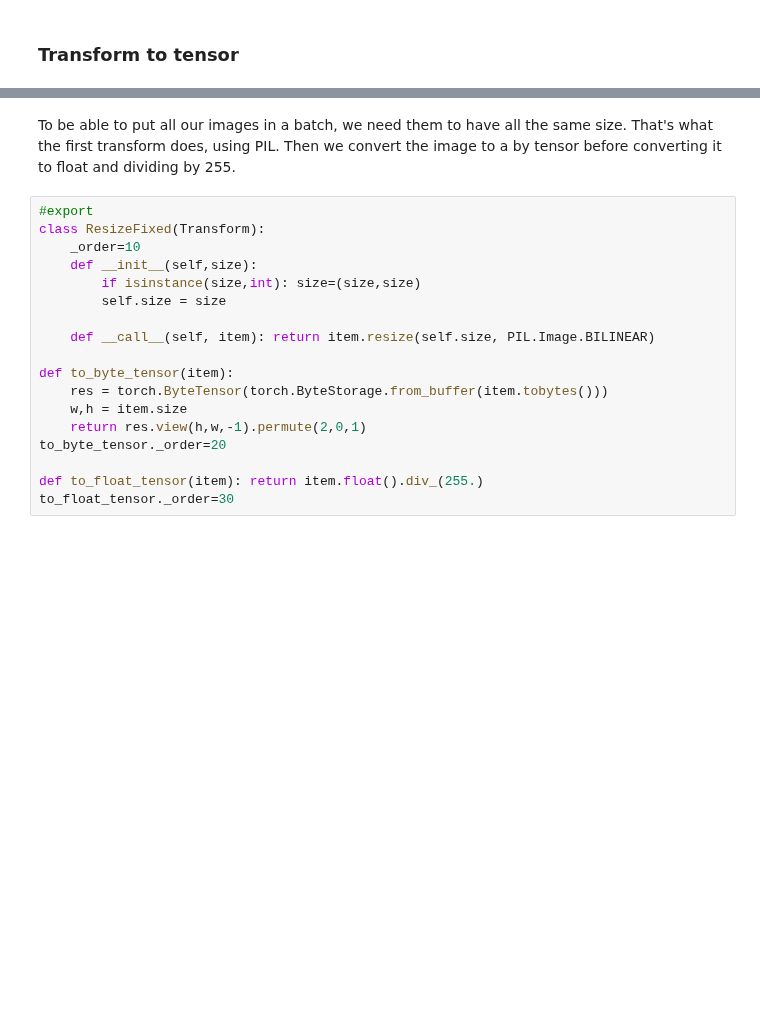
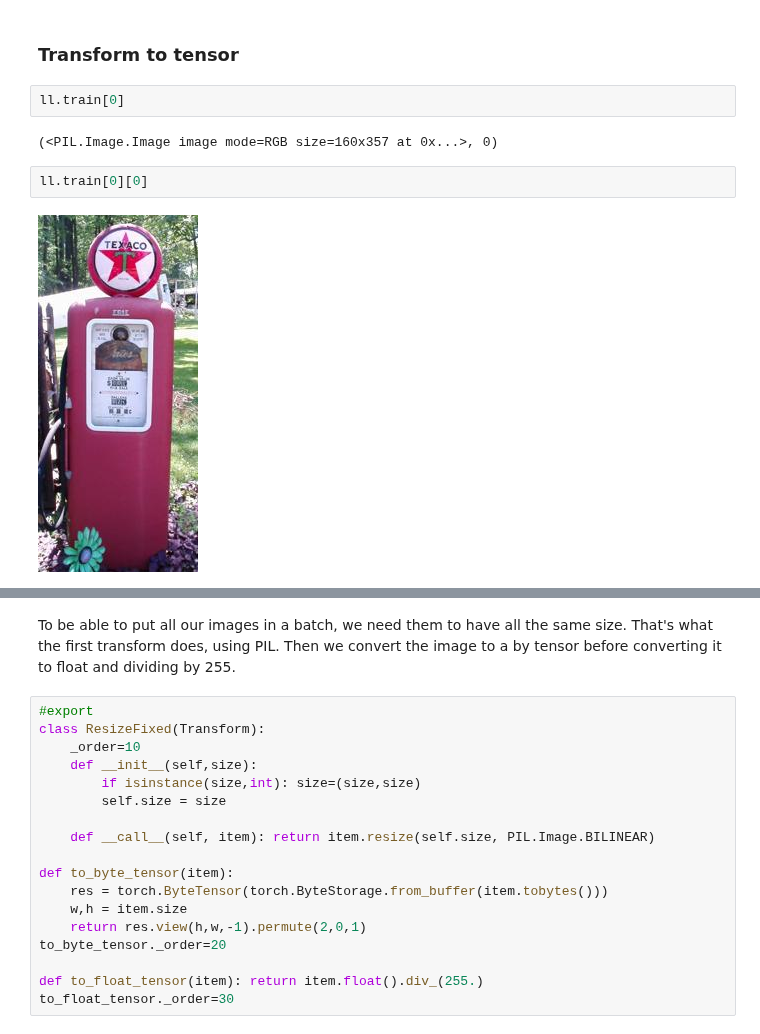
Before and after one commit to fastai/fastai_dev, a Jupyter notebook: dev_course/dl2/08_data_block.ipynb, the cells around one changed output, grey strips where cells are left out. Cells and saved outputs as stored; diff of their text form; blank space fills up the shorter version.

```diff
--- a/dev_course/dl2/08_data_block.ipynb
+++ b/dev_course/dl2/08_data_block.ipynb
@@ -369,3 +397,11 @@ y: ProcessedItemList (500 items)
 [0, 0, 0, 0, 0, 0, 0, 0, 0, 0...]
 # %% [markdown]
 ### Transform to tensor
+# %%
+ll.train[0]
+# %% [output]
+(<PIL.Image.Image image mode=RGB size=160x357 at 0x...>, 0)
+# %%
+ll.train[0][0]
+# %% [output]
+[figure, added]
```
Also changed, not shown: parts of 46 cells of this notebook, 6 other files.
